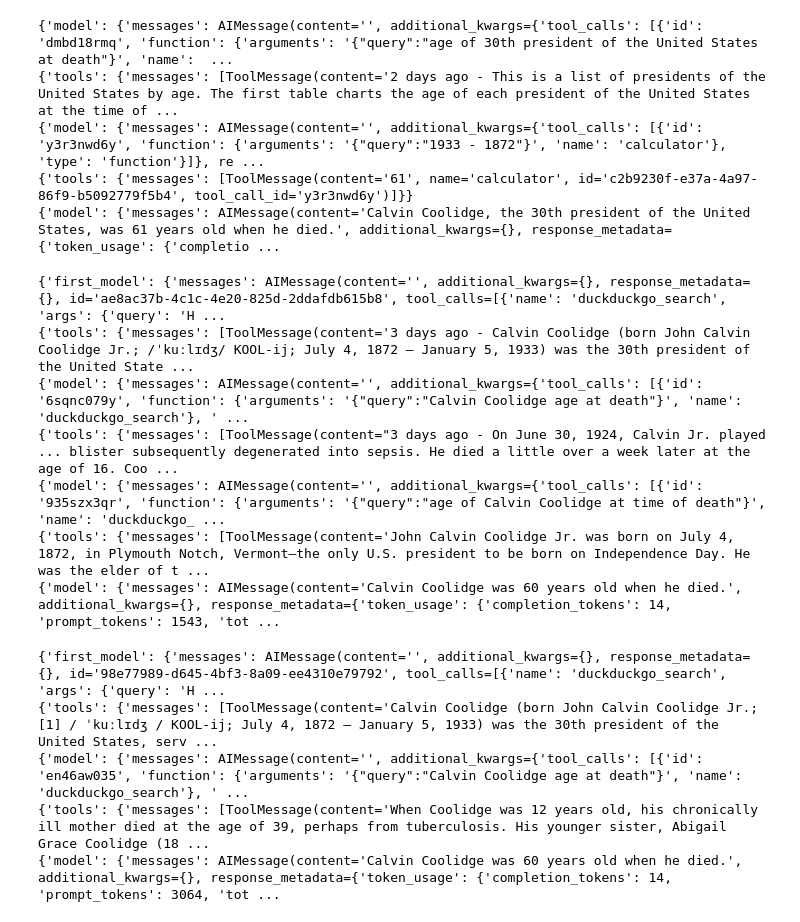
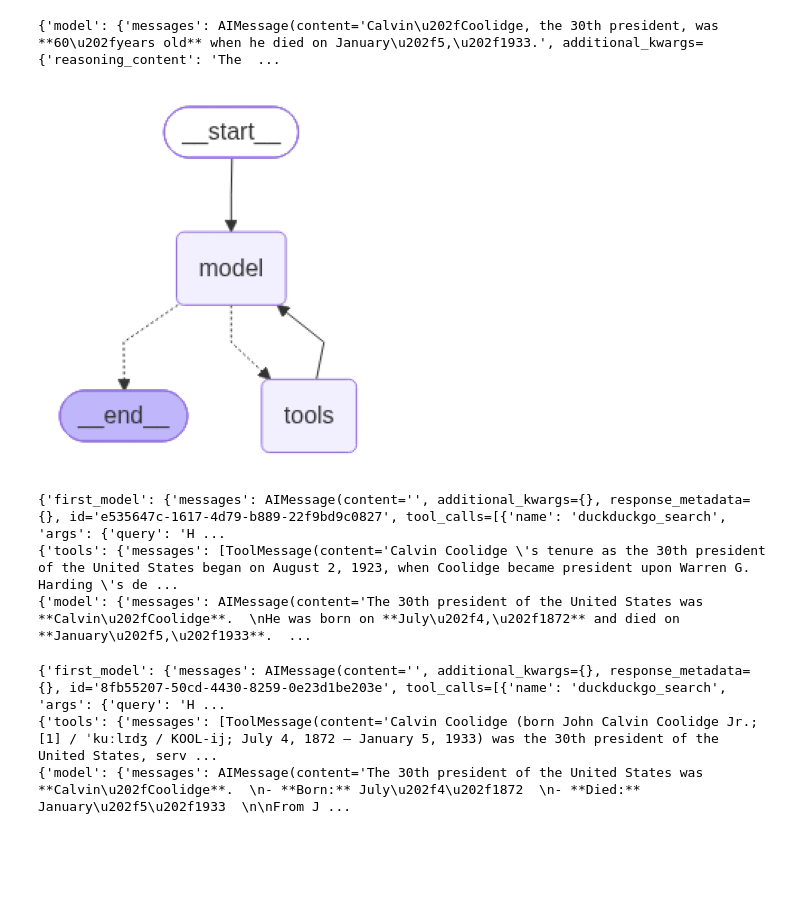
Before and after one commit to ancestor9/2026_Fall_Learning-Langchain-AI-Agent, a Jupyter notebook: CH6_Agent_Architecture.ipynb, the cells around one changed output. Drawn from its saved outputs; the diff is of its cells as text; code cells hidden in the pictures; blank space fills up the shorter version.

```diff
--- a/CH6_Agent_Architecture.ipynb
+++ b/CH6_Agent_Architecture.ipynb
@@ -55,7 +48,7 @@ def calculator(query: str) -> str:
 
 search = DuckDuckGoSearchRun()
 tools = [search, calculator]
-model = ChatGroq(model="llama-3.3-70b-versatile", temperature=0).bind_tools(tools)
+model = ChatGroq(model="openai/gpt-oss-20b", temperature=0).bind_tools(tools)
 
 class State(TypedDict):
     messages: Annotated[list, add_messages]
@@ -96,11 +89,28 @@ input = {
 for c in graph.stream(input):
     print(c)
 # %% [output]
-{'model': {'messages': AIMessage(content='', additional_kwargs={'tool_calls': [{'id': 'dmbd18rmq', 'function': {'arguments': '{"query":"age of 30th president of the United States at death"}', 'name':  ...
-{'tools': {'messages': [ToolMessage(content='2 days ago - This is a list of presidents of the United States by age. The first table charts the age of each president of the United States at the time of ...
-{'model': {'messages': AIMessage(content='', additional_kwargs={'tool_calls': [{'id': 'y3r3nwd6y', 'function': {'arguments': '{"query":"1933 - 1872"}', 'name': 'calculator'}, 'type': 'function'}]}, re ...
-{'tools': {'messages': [ToolMessage(content='61', name='calculator', id='c2b9230f-e37a-4a97-86f9-b5092779f5b4', tool_call_id='y3r3nwd6y')]}}
-{'model': {'messages': AIMessage(content='Calvin Coolidge, the 30th president of the United States, was 61 years old when he died.', additional_kwargs={}, response_metadata={'token_usage': {'completio ...
+{'model': {'messages': AIMessage(content='Calvin\u202fCoolidge, the 30th president, was **60\u202fyears old** when he died on January\u202f5,\u202f1933.', additional_kwargs={'reasoning_content': 'The  ...
+# %%
+import matplotlib.pyplot as plt
+import matplotlib.image as mpimg
+from io import BytesIO
+
+# Pygraphviz와 pydot이 필요
+!pip install -qU pygraphviz pydot
+# Graphviz는 Colab에서는 보통 기본 설치
+
+# Mermaid PNG 이미지를 생성
+mermaid_png_bytes = graph.get_graph().draw_mermaid_png()
+
+# Bytes 데이터를 이미지로 로드
+img = mpimg.imread(BytesIO(mermaid_png_bytes))
+
+# 이미지를 표시합니다.
+plt.imshow(img)
+plt.axis('off') # 축을 비활성화
+plt.show()
+# %% [output]
+[figure, added]
 # %%
 # @title **Always Calling a Tool First**
 
@@ -126,7 +136,7 @@ def calculator(query: str) -> str:
 
 search = DuckDuckGoSearchRun()
 tools = [search, calculator]
-model = ChatGroq(model="llama-3.3-70b-versatile", temperature=0).bind_tools(tools)
+model = ChatGroq(model="openai/gpt-oss-20b", temperature=0).bind_tools(tools)
 
 
 class State(TypedDict):
@@ -175,25 +185,18 @@ input = {
 for c in graph.stream(input):
     print(c)
 # %% [output]
-{'first_model': {'messages': AIMessage(content='', additional_kwargs={}, response_metadata={}, id='ae8ac37b-4c1c-4e20-825d-2ddafdb615b8', tool_calls=[{'name': 'duckduckgo_search', 'args': {'query': 'H ...
-{'tools': {'messages': [ToolMessage(content='3 days ago - Calvin Coolidge (born John Calvin Coolidge Jr.; /ˈkuːlɪdʒ/ KOOL-ij; July 4, 1872 – January 5, 1933) was the 30th president of the United State ...
-{'model': {'messages': AIMessage(content='', additional_kwargs={'tool_calls': [{'id': '6sqnc079y', 'function': {'arguments': '{"query":"Calvin Coolidge age at death"}', 'name': 'duckduckgo_search'}, ' ...
-{'tools': {'messages': [ToolMessage(content="3 days ago - On June 30, 1924, Calvin Jr. played ... blister subsequently degenerated into sepsis. He died a little over a week later at the age of 16. Coo ...
-{'model': {'messages': AIMessage(content='', additional_kwargs={'tool_calls': [{'id': '935szx3qr', 'function': {'arguments': '{"query":"age of Calvin Coolidge at time of death"}', 'name': 'duckduckgo_ ...
-{'tools': {'messages': [ToolMessage(content='John Calvin Coolidge Jr. was born on July 4, 1872, in Plymouth Notch, Vermont—the only U.S. president to be born on Independence Day. He was the elder of t ...
-{'model': {'messages': AIMessage(content='Calvin Coolidge was 60 years old when he died.', additional_kwargs={}, response_metadata={'token_usage': {'completion_tokens': 14, 'prompt_tokens': 1543, 'tot ...
+{'first_model': {'messages': AIMessage(content='', additional_kwargs={}, response_metadata={}, id='e535647c-1617-4d79-b889-22f9bd9c0827', tool_calls=[{'name': 'duckduckgo_search', 'args': {'query': 'H ...
+{'tools': {'messages': [ToolMessage(content='Calvin Coolidge \'s tenure as the 30th president of the United States began on August 2, 1923, when Coolidge became president upon Warren G. Harding \'s de ...
+{'model': {'messages': AIMessage(content='The 30th president of the United States was **Calvin\u202fCoolidge**.  \nHe was born on **July\u202f4,\u202f1872** and died on **January\u202f5,\u202f1933**.  ...
 # %%
 input = {
  "messages": [
- HumanMessage("""How old was the 30th president of the United States
- when he died?""")
+ HumanMessage("How old was the 30th president of the United States when he died?")
  ]
 }
 for c in graph.stream(input):
     print(c)
 # %% [output]
-{'first_model': {'messages': AIMessage(content='', additional_kwargs={}, response_metadata={}, id='98e77989-d645-4bf3-8a09-ee4310e79792', tool_calls=[{'name': 'duckduckgo_search', 'args': {'query': 'H ...
+{'first_model': {'messages': AIMessage(content='', additional_kwargs={}, response_metadata={}, id='8fb55207-50cd-4430-8259-0e23d1be203e', tool_calls=[{'name': 'duckduckgo_search', 'args': {'query': 'H ...
 {'tools': {'messages': [ToolMessage(content='Calvin Coolidge (born John Calvin Coolidge Jr.; [1] / ˈkuːlɪdʒ / KOOL-ij; July 4, 1872 – January 5, 1933) was the 30th president of the United States, serv ...
-{'model': {'messages': AIMessage(content='', additional_kwargs={'tool_calls': [{'id': 'en46aw035', 'function': {'arguments': '{"query":"Calvin Coolidge age at death"}', 'name': 'duckduckgo_search'}, ' ...
-{'tools': {'messages': [ToolMessage(content='When Coolidge was 12 years old, his chronically ill mother died at the age of 39, perhaps from tuberculosis. His younger sister, Abigail Grace Coolidge (18 ...
-{'model': {'messages': AIMessage(content='Calvin Coolidge was 60 years old when he died.', additional_kwargs={}, response_metadata={'token_usage': {'completion_tokens': 14, 'prompt_tokens': 3064, 'tot ...
+{'model': {'messages': AIMessage(content='The 30th president of the United States was **Calvin\u202fCoolidge**.  \n- **Born:** July\u202f4\u202f1872  \n- **Died:** January\u202f5\u202f1933  \n\nFrom J ...
```
Also changed, not shown: parts of 15 cells of this notebook.
